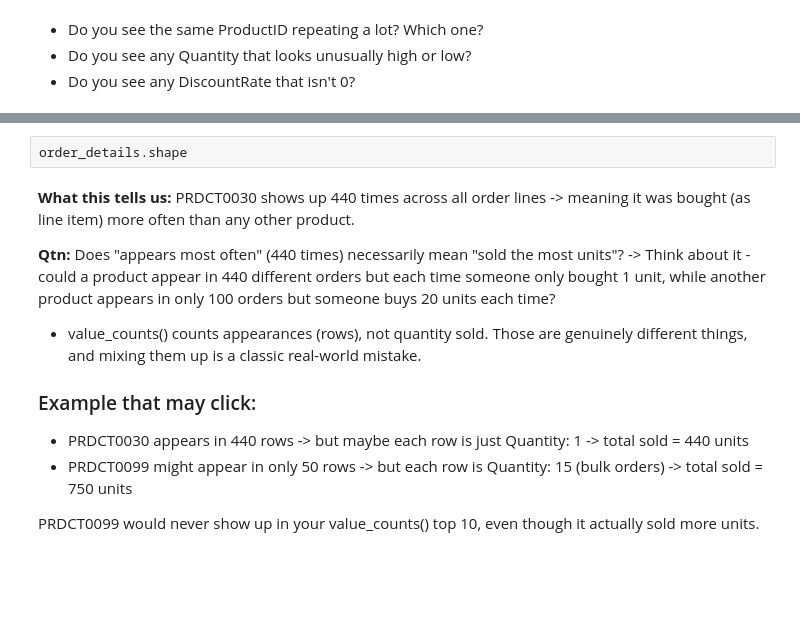
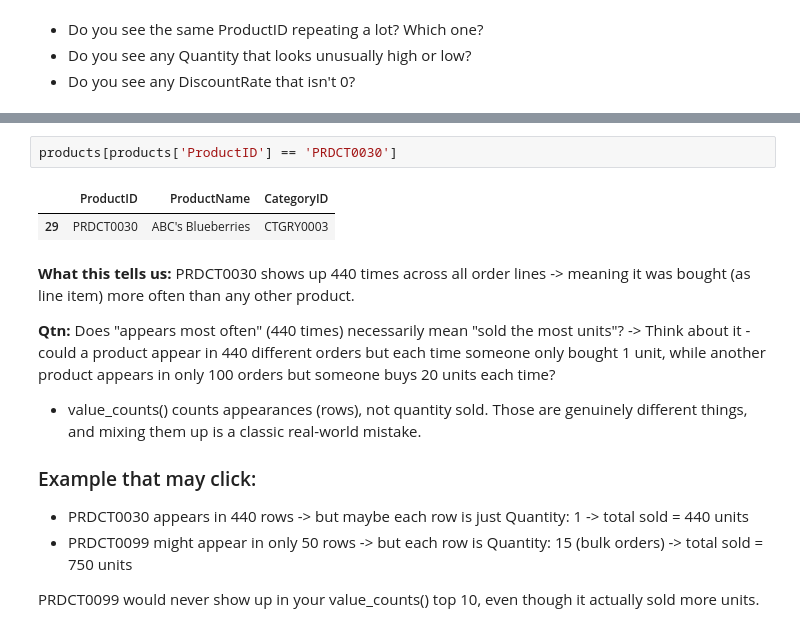
Before and after one commit to geff-ghost/notebooks, a Jupyter notebook: retail_data/MixedKnowledge.ipynb, the cells around one changed output, grey strips where cells are left out. Saved outputs shown, nothing was run; the diff lists cells and outputs as text; blank space fills up the shorter version.

```diff
--- a/retail_data/MixedKnowledge.ipynb
+++ b/retail_data/MixedKnowledge.ipynb
@@ -545,5 +582,8 @@ order_details['ProductID'].value_counts().head(10)
 # %%
-order_details.shape
+products[products['ProductID'] == 'PRDCT0030']
+# %% [output]
+|  | ProductID | ProductName | CategoryID |
+| 29 | PRDCT0030 | ABC's Blueberries | CTGRY0003 |
 # %% [markdown]
 **What this tells us:** PRDCT0030 shows up 440 times across all order lines -> meaning it was bought (as line item) more often than any other product.
 
```
Also changed, not shown: parts of 10 cells of this notebook.
